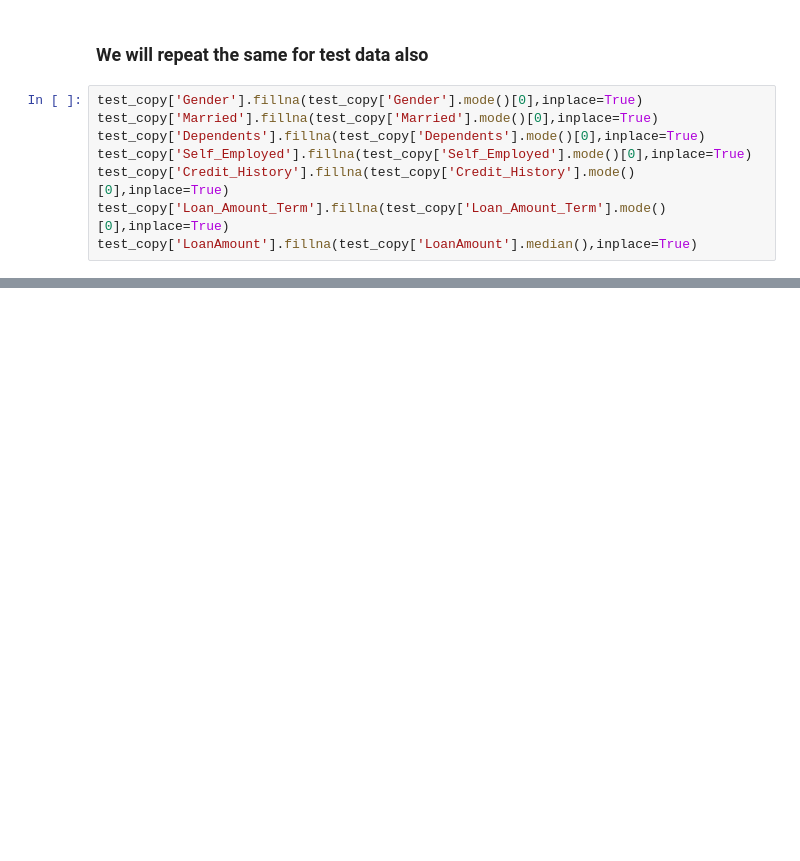
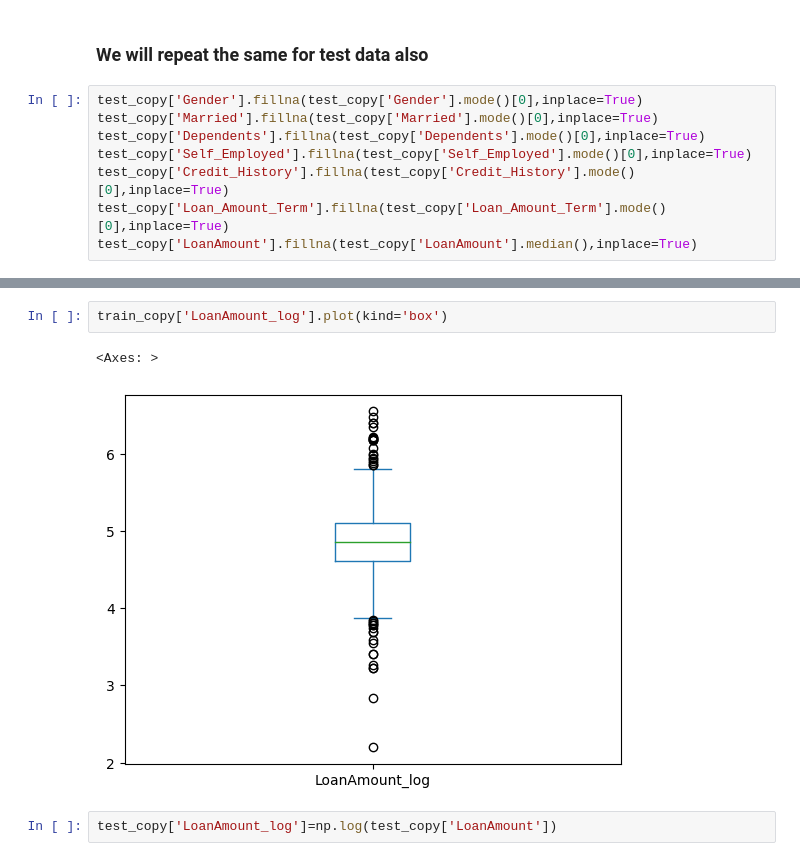
Before and after one commit to aniket15031998/Loan-Prediction-Practice-Problem-Using-Python-, a Jupyter notebook: Loan_Prediction_Problemipynb.ipynb, the cells around one changed output, grey strips where cells are left out. Cells and saved outputs as stored; diff of their text form; blank space fills up the shorter version.

```diff
--- a/Loan_Prediction_Problemipynb.ipynb
+++ b/Loan_Prediction_Problemipynb.ipynb
@@ -762,0 +781,7 @@ test_copy['LoanAmount'].fillna(test_copy['LoanAmount'].median(),inplace=True)
+# %%
+train_copy['LoanAmount_log'].plot(kind='box')
+# %% [output]
+<Axes: >
+[figure, added]
+# %%
+test_copy['LoanAmount_log']=np.log(test_copy['LoanAmount'])
```
Also changed, not shown: parts of 51 cells of this notebook.
